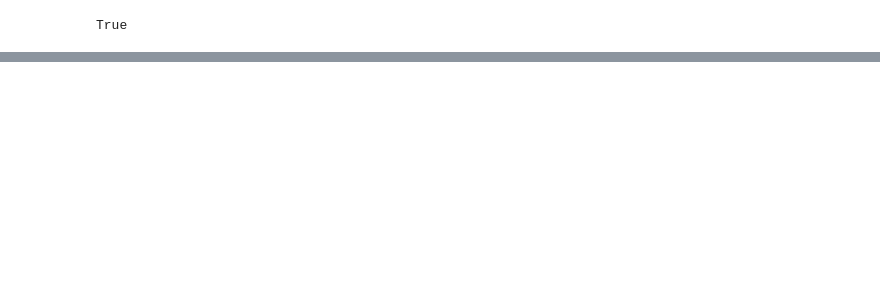
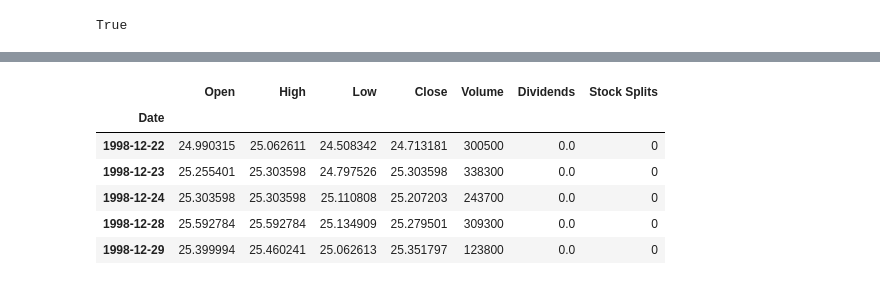
Before and after one commit to GCoeder/PortfolioManagement, a Jupyter notebook: project_code.ipynb, the cells around one changed output, grey strips where cells are left out. Cells and saved outputs as stored; diff of their text form; code cells hidden in the pictures; blank space fills up the shorter version.

```diff
--- a/project_code.ipynb
+++ b/project_code.ipynb
@@ -158,0 +128,18 @@ for ticker in tickers:
+# %%
+"""tech_etf = yf.Ticker("XLK")
+
+# get stock info
+tech_etf.info
+
+# get historical market data
+hist = tech_etf.history(period="max")
+hist.to_csv("XLK.csv")
+"""
+# %% [output]
+|  | Open | High | Low | Close | Volume | Dividends | Stock Splits |
+| Date |  |  |  |  |  |  |  |
+| 1998-12-22 | 24.990315 | 25.062611 | 24.508342 | 24.713181 | 300500 | 0.0 | 0 |
+| 1998-12-23 | 25.255401 | 25.303598 | 24.797526 | 25.303598 | 338300 | 0.0 | 0 |
+| 1998-12-24 | 25.303598 | 25.303598 | 25.110808 | 25.207203 | 243700 | 0.0 | 0 |
+| 1998-12-28 | 25.592784 | 25.592784 | 25.134909 | 25.279501 | 309300 | 0.0 | 0 |
+| 1998-12-29 | 25.399994 | 25.460241 | 25.062613 | 25.351797 | 123800 | 0.0 | 0 |
```
Also changed, not shown: parts of 11 cells of this notebook.
